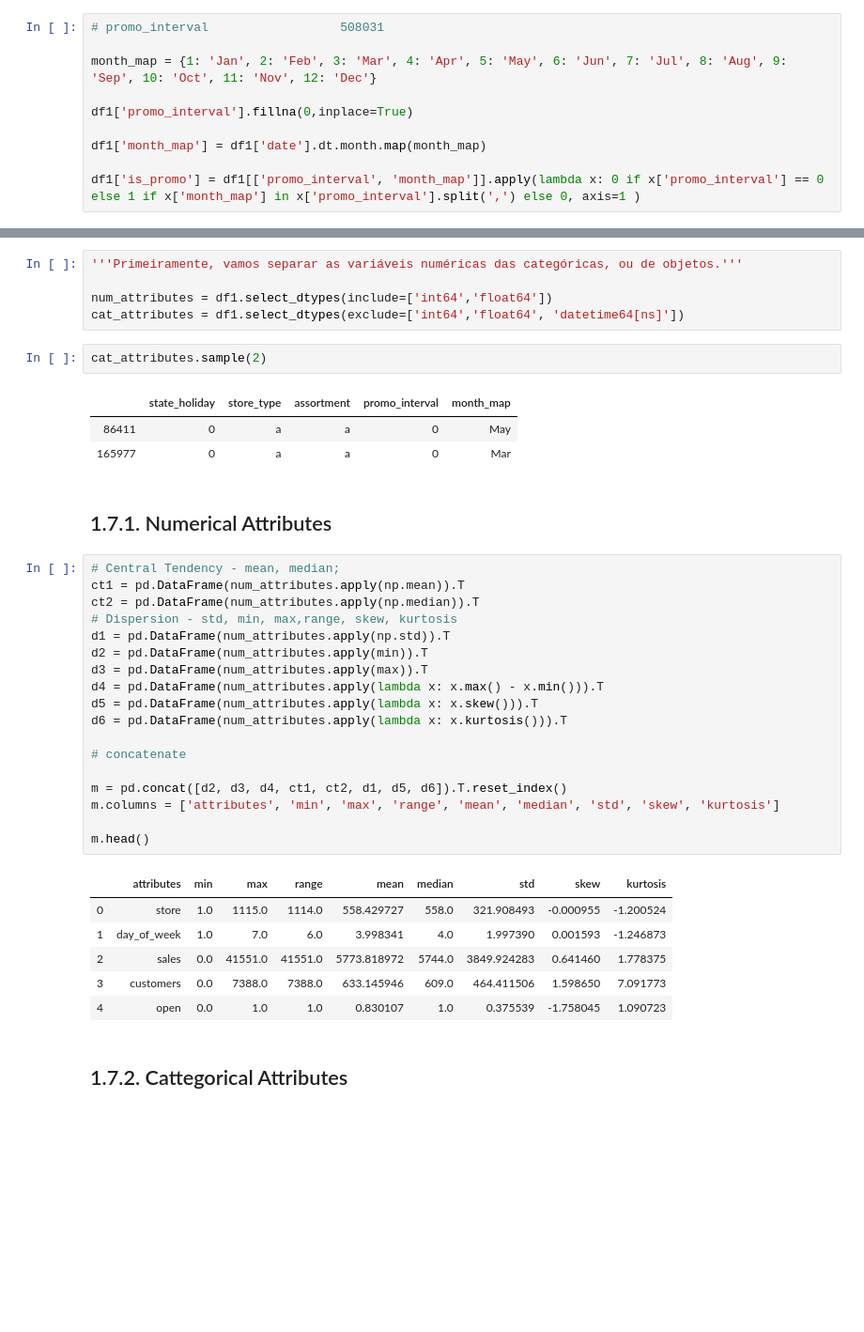
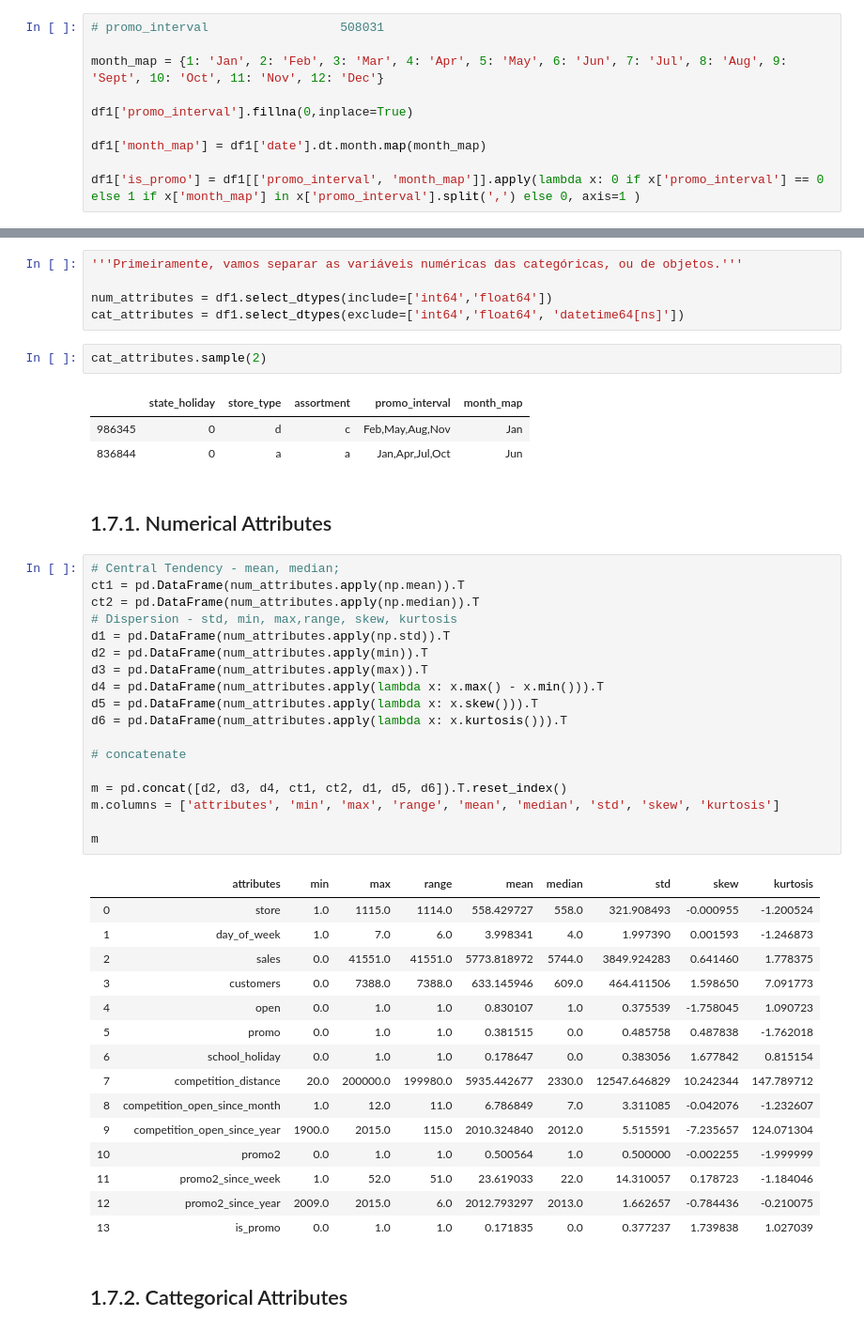
Before and after one commit to PenaAP/Rossm_DS_Studies, a Jupyter notebook: m04_v01_stores_sales_prediction.ipynb, the cells around one changed output, grey strips where cells are left out. Shown at 94% size. Cells and saved outputs as stored; diff of their text form; blank space fills up the shorter version.

```diff
--- a/m04_v01_stores_sales_prediction.ipynb
+++ b/m04_v01_stores_sales_prediction.ipynb
@@ -147,7 +162,7 @@ df1['promo2_since_year'] = df1.apply(lambda x: x['date'].year if math.isnan(x['p
 # %%
 # promo_interval                  508031
 
-month_map = {1: 'Jan', 2: 'Feb', 3: 'Mar', 4: 'Apr', 5: 'May', 6: 'Jun', 7: 'Jul', 8: 'Aug', 9: 'Sep', 10: 'Oct', 11: 'Nov', 12: 'Dec'}
+month_map = {1: 'Jan', 2: 'Feb', 3: 'Mar', 4: 'Apr', 5: 'May', 6: 'Jun', 7: 'Jul', 8: 'Aug', 9: 'Sept', 10: 'Oct', 11: 'Nov', 12: 'Dec'}
 
 df1['promo_interval'].fillna(0,inplace=True)
 
@@ -270,35 +285,44 @@ cat_attributes = df1.select_dtypes(exclude=['int64','float64', 'datetime64[ns]']
 cat_attributes.sample(2)
 # %% [output]
 |  | state_holiday | store_type | assortment | promo_interval | month_map |
-| 86411 | 0 | a | a | 0 | May |
-| 165977 | 0 | a | a | 0 | Mar |
+| 986345 | 0 | d | c | Feb,May,Aug,Nov | Jan |
+| 836844 | 0 | a | a | Jan,Apr,Jul,Oct | Jun |
 # %% [markdown]
 ## 1.7.1. Numerical Attributes
 # %%
 # Central Tendency - mean, median;
 ct1 = pd.DataFrame(num_attributes.apply(np.mean)).T
 ct2 = pd.DataFrame(num_attributes.apply(np.median)).T
 # Dispersion - std, min, max,range, skew, kurtosis
 d1 = pd.DataFrame(num_attributes.apply(np.std)).T
 d2 = pd.DataFrame(num_attributes.apply(min)).T
 d3 = pd.DataFrame(num_attributes.apply(max)).T
 d4 = pd.DataFrame(num_attributes.apply(lambda x: x.max() - x.min())).T
 d5 = pd.DataFrame(num_attributes.apply(lambda x: x.skew())).T
 d6 = pd.DataFrame(num_attributes.apply(lambda x: x.kurtosis())).T
 
 # concatenate
 
 m = pd.concat([d2, d3, d4, ct1, ct2, d1, d5, d6]).T.reset_index()
 m.columns = ['attributes', 'min', 'max', 'range', 'mean', 'median', 'std', 'skew', 'kurtosis']
 
-m.head()
+m
 # %% [output]
 |  | attributes | min | max | range | mean | median | std | skew | kurtosis |
 | 0 | store | 1.0 | 1115.0 | 1114.0 | 558.429727 | 558.0 | 321.908493 | -0.000955 | -1.200524 |
 | 1 | day_of_week | 1.0 | 7.0 | 6.0 | 3.998341 | 4.0 | 1.997390 | 0.001593 | -1.246873 |
 | 2 | sales | 0.0 | 41551.0 | 41551.0 | 5773.818972 | 5744.0 | 3849.924283 | 0.641460 | 1.778375 |
 | 3 | customers | 0.0 | 7388.0 | 7388.0 | 633.145946 | 609.0 | 464.411506 | 1.598650 | 7.091773 |
 | 4 | open | 0.0 | 1.0 | 1.0 | 0.830107 | 1.0 | 0.375539 | -1.758045 | 1.090723 |
+| 5 | promo | 0.0 | 1.0 | 1.0 | 0.381515 | 0.0 | 0.485758 | 0.487838 | -1.762018 |
+| 6 | school_holiday | 0.0 | 1.0 | 1.0 | 0.178647 | 0.0 | 0.383056 | 1.677842 | 0.815154 |
+| 7 | competition_distance | 20.0 | 200000.0 | 199980.0 | 5935.442677 | 2330.0 | 12547.646829 | 10.242344 | 147.789712 |
+| 8 | competition_open_since_month | 1.0 | 12.0 | 11.0 | 6.786849 | 7.0 | 3.311085 | -0.042076 | -1.232607 |
+| 9 | competition_open_since_year | 1900.0 | 2015.0 | 115.0 | 2010.324840 | 2012.0 | 5.515591 | -7.235657 | 124.071304 |
+| 10 | promo2 | 0.0 | 1.0 | 1.0 | 0.500564 | 1.0 | 0.500000 | -0.002255 | -1.999999 |
+| 11 | promo2_since_week | 1.0 | 52.0 | 51.0 | 23.619033 | 22.0 | 14.310057 | 0.178723 | -1.184046 |
+| 12 | promo2_since_year | 2009.0 | 2015.0 | 6.0 | 2012.793297 | 2013.0 | 1.662657 | -0.784436 | -0.210075 |
+| 13 | is_promo | 0.0 | 1.0 | 1.0 | 0.171835 | 0.0 | 0.377237 | 1.739838 | 1.027039 |
 # %% [markdown]
 ## 1.7.2. Cattegorical Attributes
 # %%
```
Also changed, not shown: parts of 49 cells of this notebook.
